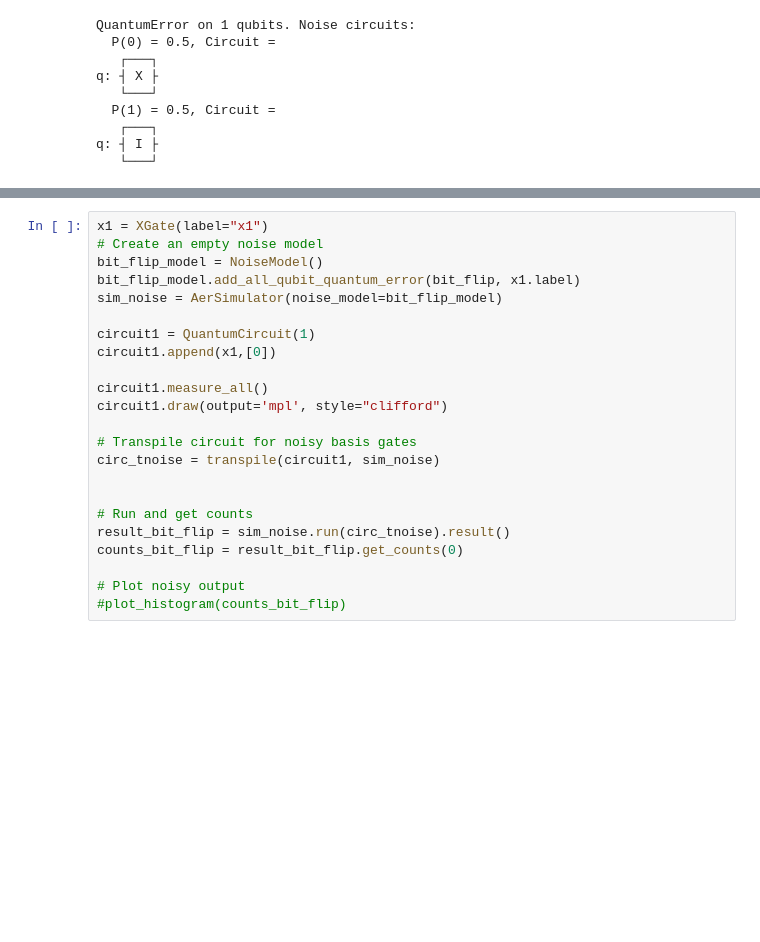
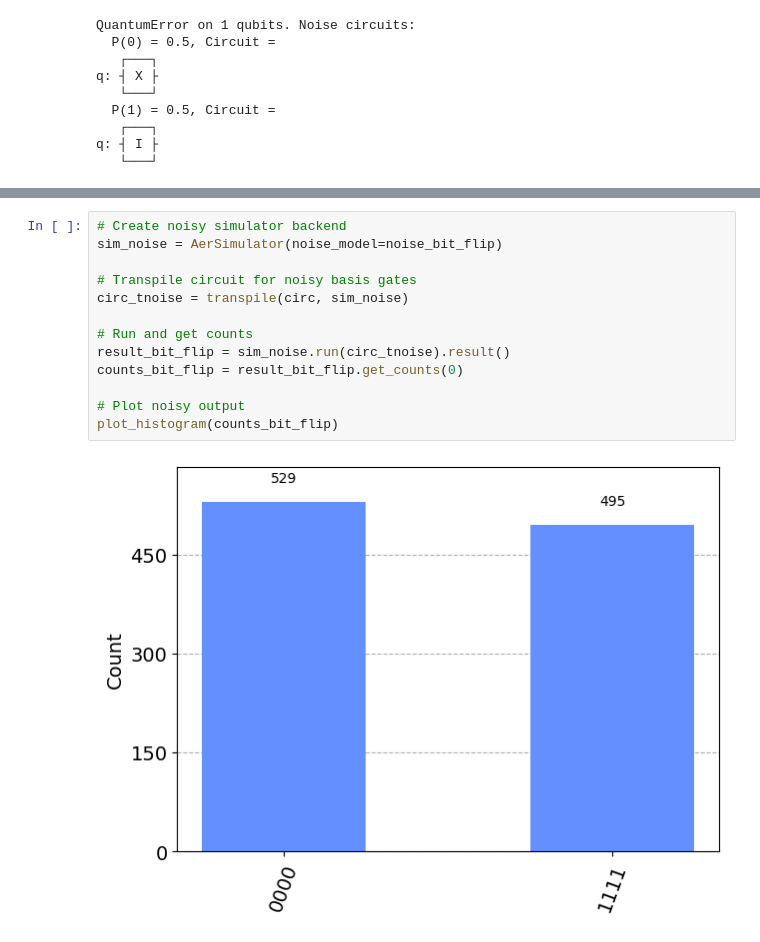
Before and after one commit to mikealiende/Laboratorio-3-Informacion-Cuantica, a Jupyter notebook: test2_noise_model.ipynb, the cells around one changed output, grey strips where cells are left out. Saved outputs shown, nothing was run; the diff lists cells and outputs as text; blank space fills up the shorter version.

```diff
--- a/test2_noise_model.ipynb
+++ b/test2_noise_model.ipynb
@@ -43,23 +70,15 @@ plot_histogram(result_ideal.get_counts(0))
 # %%
-x1 = XGate(label="x1")
-# Create an empty noise model
-bit_flip_model = NoiseModel()
-bit_flip_model.add_all_qubit_quantum_error(bit_flip, x1.label)
-sim_noise = AerSimulator(noise_model=bit_flip_model)
-
-circuit1 = QuantumCircuit(1)
-circuit1.append(x1,[0])
-
-circuit1.measure_all()
-circuit1.draw(output='mpl', style="clifford")
+# Create noisy simulator backend
+sim_noise = AerSimulator(noise_model=noise_bit_flip)
 
 # Transpile circuit for noisy basis gates
-circ_tnoise = transpile(circuit1, sim_noise)
-
+circ_tnoise = transpile(circ, sim_noise)
 
 # Run and get counts
 result_bit_flip = sim_noise.run(circ_tnoise).result()
 counts_bit_flip = result_bit_flip.get_counts(0)
 
 # Plot noisy output
-#plot_histogram(counts_bit_flip)
+plot_histogram(counts_bit_flip)
+# %% [output]
+[figure, added]
```
Also changed, not shown: parts of 8 cells of this notebook, 1 other file.
